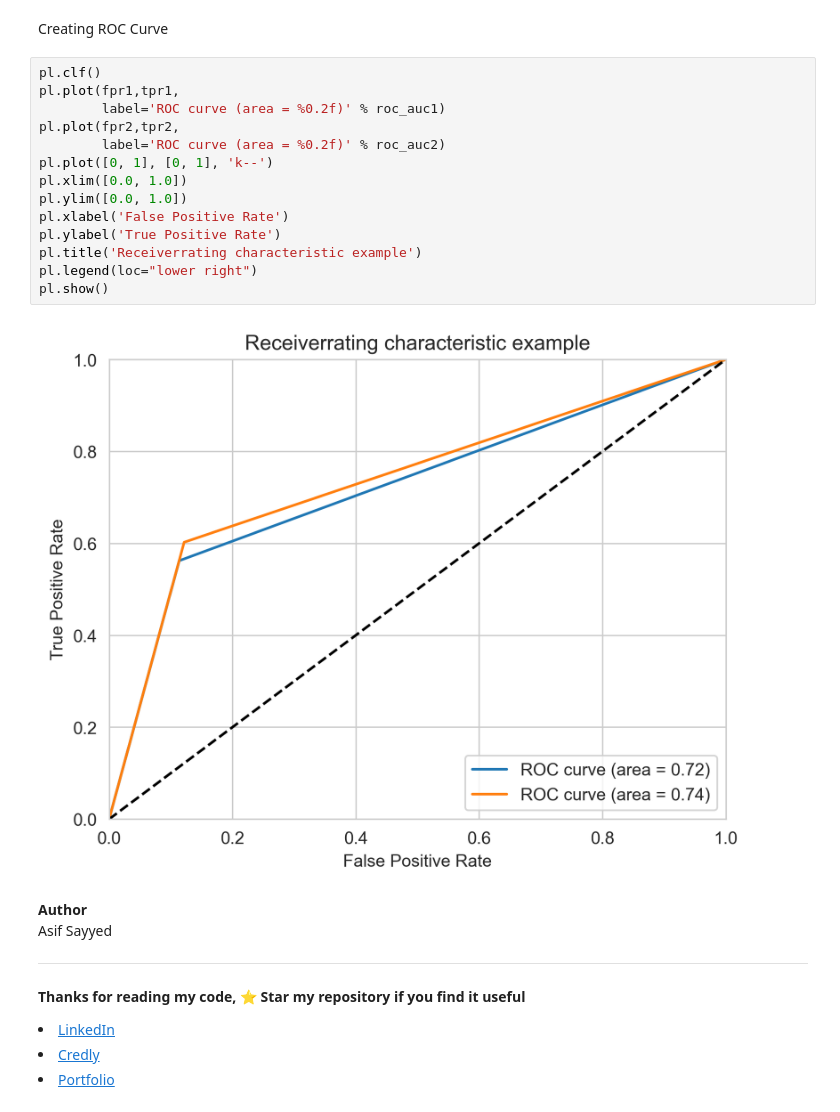
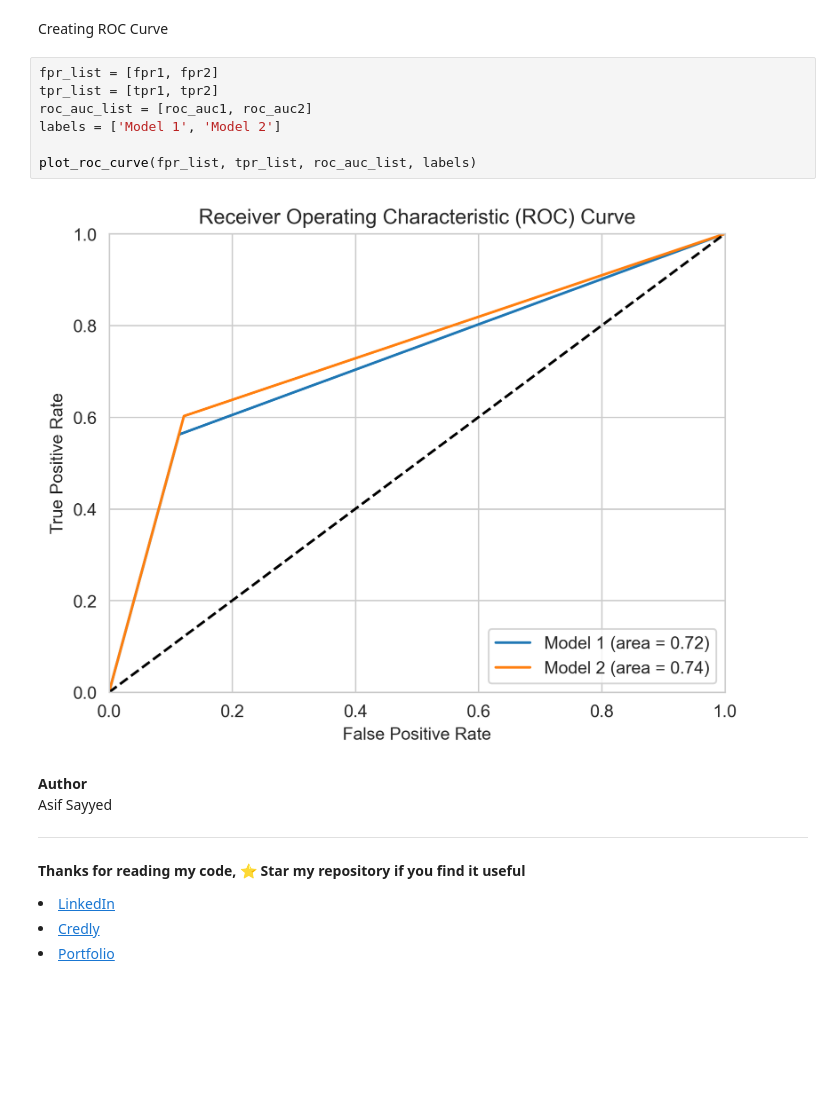
Before and after one commit to Asifdotexe/MachineLearns, a Jupyter notebook: python/Logistic Regression on PIMA dataset.ipynb, the cells around one changed output. Cells and saved outputs as stored; diff of their text form; blank space fills up the shorter version.

```diff
--- a/python/Logistic Regression on PIMA dataset.ipynb
+++ b/python/Logistic Regression on PIMA dataset.ipynb
@@ -175,21 +152,14 @@ Gini Index: 0.4807880169325953
 # %% [markdown]
 Creating ROC Curve
 # %%
-pl.clf()
-pl.plot(fpr1,tpr1,
-        label='ROC curve (area = %0.2f)' % roc_auc1)
-pl.plot(fpr2,tpr2,
-        label='ROC curve (area = %0.2f)' % roc_auc2)
-pl.plot([0, 1], [0, 1], 'k--')
-pl.xlim([0.0, 1.0])
-pl.ylim([0.0, 1.0])
-pl.xlabel('False Positive Rate')
-pl.ylabel('True Positive Rate')
-pl.title('Receiverrating characteristic example')
-pl.legend(loc="lower right")
-pl.show()
+fpr_list = [fpr1, fpr2]
+tpr_list = [tpr1, tpr2]
+roc_auc_list = [roc_auc1, roc_auc2]
+labels = ['Model 1', 'Model 2']
+
+plot_roc_curve(fpr_list, tpr_list, roc_auc_list, labels)
 # %% [output]
-[figure, old version]
+[figure, new version]
 # %% [markdown]
 <strong>Author</strong> <br>
 Asif Sayyed<hr>
```
Also changed, not shown: parts of 13 cells of this notebook, 6 other files.
